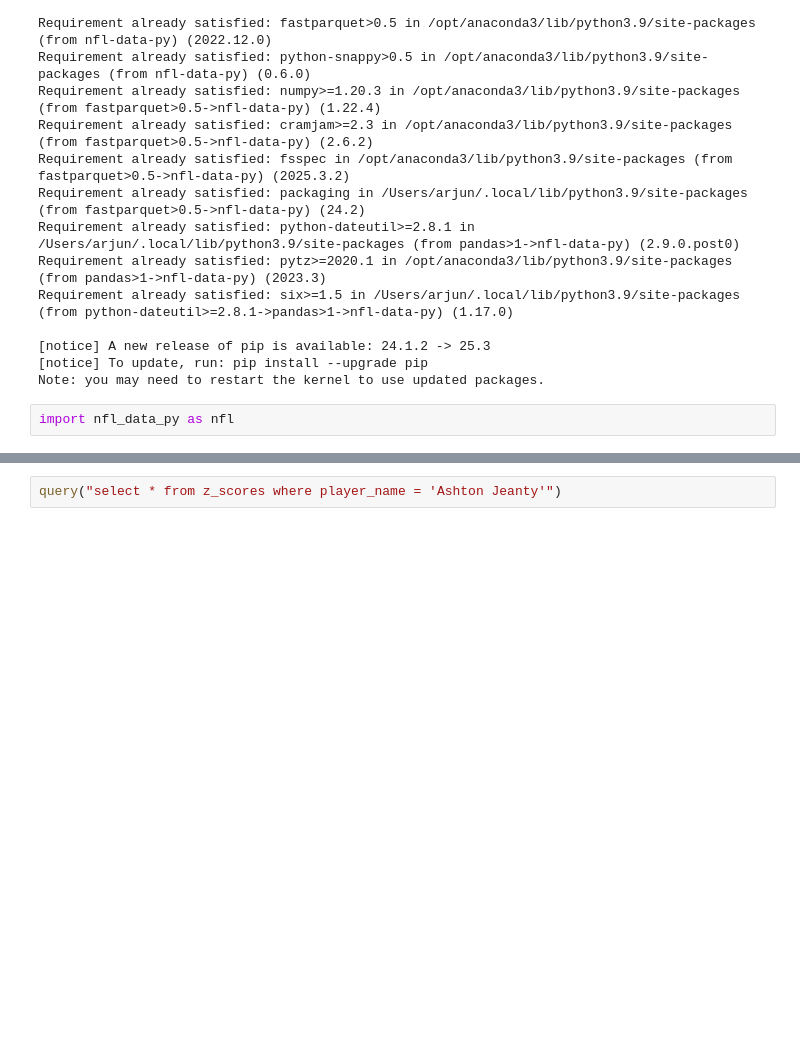
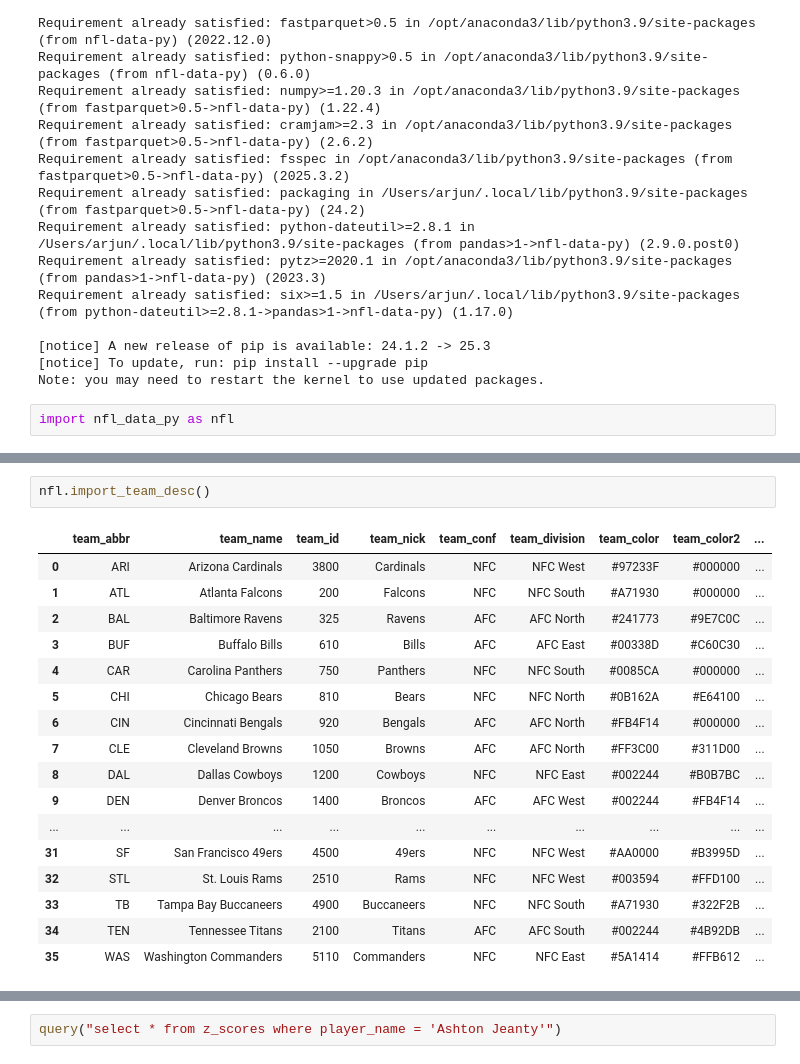
Before and after one commit to arjunghelani/afl-fantasy, a Jupyter notebook: backend/query.ipynb, the cells around one changed output, grey strips where cells are left out. Drawn from its saved outputs; the diff is of its cells as text; blank space fills up the shorter version.

```diff
--- a/backend/query.ipynb
+++ b/backend/query.ipynb
@@ -62,0 +86,20 @@ import nfl_data_py as nfl
+# %%
+nfl.import_team_desc()
+# %% [output]
+|  | team_abbr | team_name | team_id | team_nick | team_conf | team_division | team_color | team_color2 | ... |
+| 0 | ARI | Arizona Cardinals | 3800 | Cardinals | NFC | NFC West | #97233F | #000000 | ... |
+| 1 | ATL | Atlanta Falcons | 200 | Falcons | NFC | NFC South | #A71930 | #000000 | ... |
+| 2 | BAL | Baltimore Ravens | 325 | Ravens | AFC | AFC North | #241773 | #9E7C0C | ... |
+| 3 | BUF | Buffalo Bills | 610 | Bills | AFC | AFC East | #00338D | #C60C30 | ... |
+| 4 | CAR | Carolina Panthers | 750 | Panthers | NFC | NFC South | #0085CA | #000000 | ... |
+| 5 | CHI | Chicago Bears | 810 | Bears | NFC | NFC North | #0B162A | #E64100 | ... |
+| 6 | CIN | Cincinnati Bengals | 920 | Bengals | AFC | AFC North | #FB4F14 | #000000 | ... |
+| 7 | CLE | Cleveland Browns | 1050 | Browns | AFC | AFC North | #FF3C00 | #311D00 | ... |
+| 8 | DAL | Dallas Cowboys | 1200 | Cowboys | NFC | NFC East | #002244 | #B0B7BC | ... |
+| 9 | DEN | Denver Broncos | 1400 | Broncos | AFC | AFC West | #002244 | #FB4F14 | ... |
+| ... | ... | ... | ... | ... | ... | ... | ... | ... | ... |
+| 31 | SF | San Francisco 49ers | 4500 | 49ers | NFC | NFC West | #AA0000 | #B3995D | ... |
+| 32 | STL | St. Louis Rams | 2510 | Rams | NFC | NFC West | #003594 | #FFD100 | ... |
+| 33 | TB | Tampa Bay Buccaneers | 4900 | Buccaneers | NFC | NFC South | #A71930 | #322F2B | ... |
+| 34 | TEN | Tennessee Titans | 2100 | Titans | AFC | AFC South | #002244 | #4B92DB | ... |
+| 35 | WAS | Washington Commanders | 5110 | Commanders | NFC | NFC East | #5A1414 | #FFB612 | ... |
```
Also changed, not shown: parts of 4 cells of this notebook, 12 other files.
